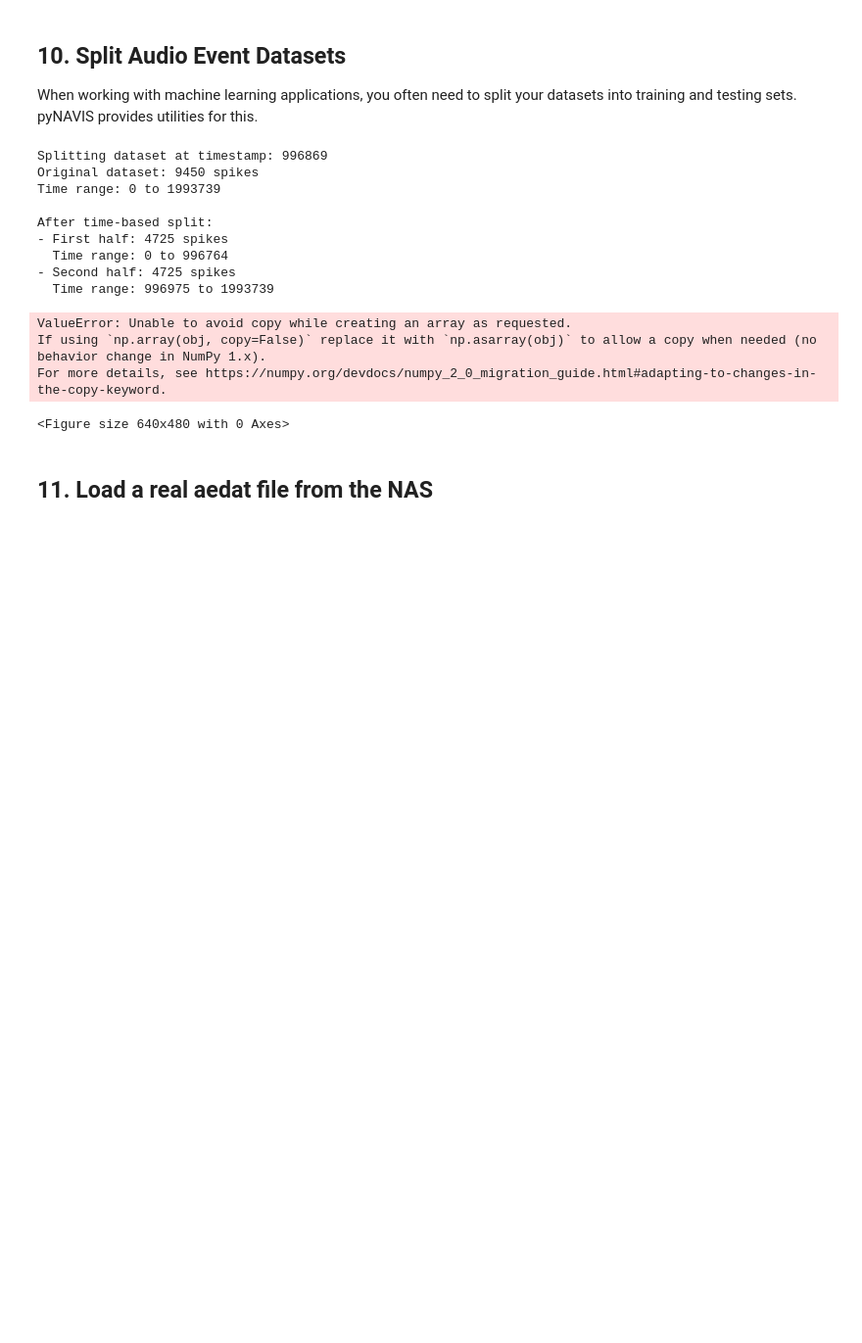
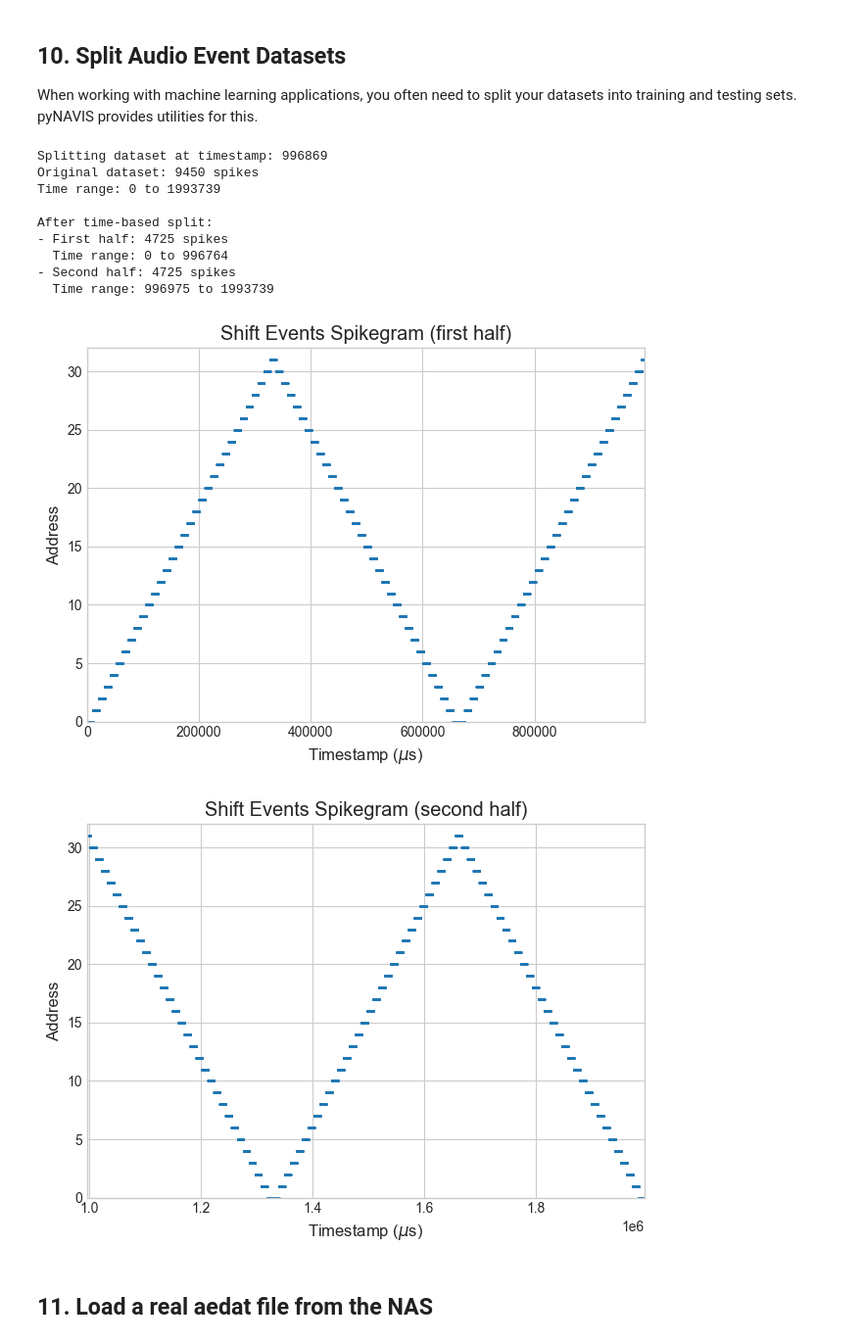
Before and after one commit to jpdominguez/pyNAVIS, a Jupyter notebook: src/examples/pyNAVIS_Tutorial_WS.ipynb, the cells around one changed output. Shown at 98% size. Cells and saved outputs as stored; diff of their text form; code cells hidden in the pictures; blank space fills up the shorter version.

```diff
--- a/src/examples/pyNAVIS_Tutorial_WS.ipynb
+++ b/src/examples/pyNAVIS_Tutorial_WS.ipynb
@@ -765,30 +765,28 @@ After time-based split:
 # %%
 
 Plots.spikegram(
     spikes_file=first_half,
-    settings=random_settings,
+    settings=sweep_settings,
     dot_size=1.0,           # Size of dots in the plot
     dot_freq=1,             # Frequency of spikes to plot (1 = plot all)
     graph_title='Shift Events Spikegram (first half)',
     # start_at_zero=False,     # Start X-axis at zero
     verbose=False           # Don't print execution time
 )
 
 Plots.spikegram(
     spikes_file=second_half,
-    settings=random_settings,
+    settings=sweep_settings,
     dot_size=1.0,           # Size of dots in the plot
     dot_freq=1,             # Frequency of spikes to plot (1 = plot all)
     graph_title='Shift Events Spikegram (second half)',
     start_at_zero=False,     # Start X-axis at zero
     verbose=False           # Don't print execution time
 )
 plt.show()
 # %% [output]
-ValueError: Unable to avoid copy while creating an array as requested.
-If using `np.array(obj, copy=False)` replace it with `np.asarray(obj)` to allow a copy when needed (no behavior change in NumPy 1.x).
-For more details, see https://numpy.org/devdocs/numpy_2_0_migration_guide.html#adapting-to-changes-in-the-copy-keyword.
-<Figure size 640x480 with 0 Axes>
+[figure, added]
+[figure, added]
 # %% [markdown]
 ## 11. Load a real aedat file from the NAS
 # %%
```
Also changed, not shown: parts of 1 cell of this notebook.
